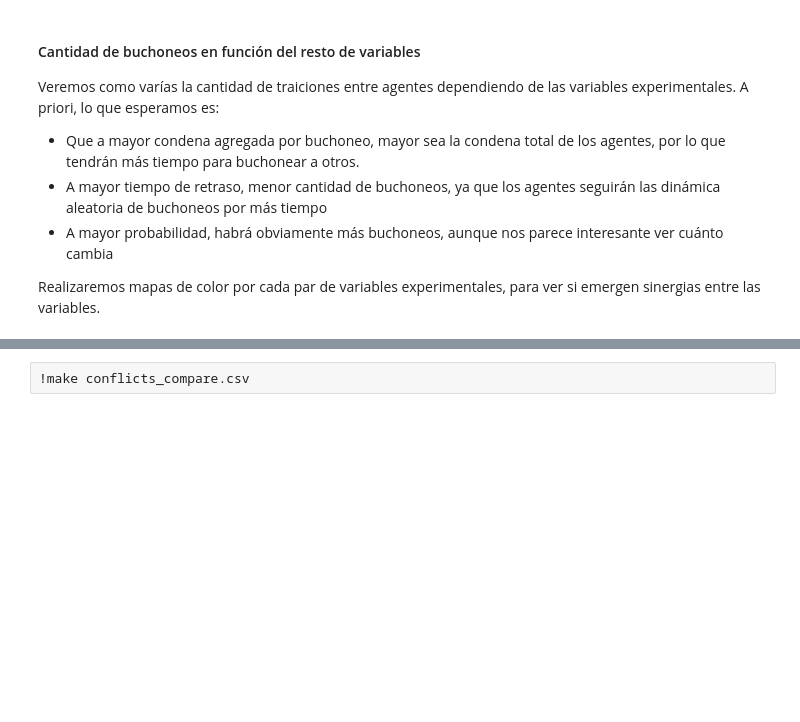
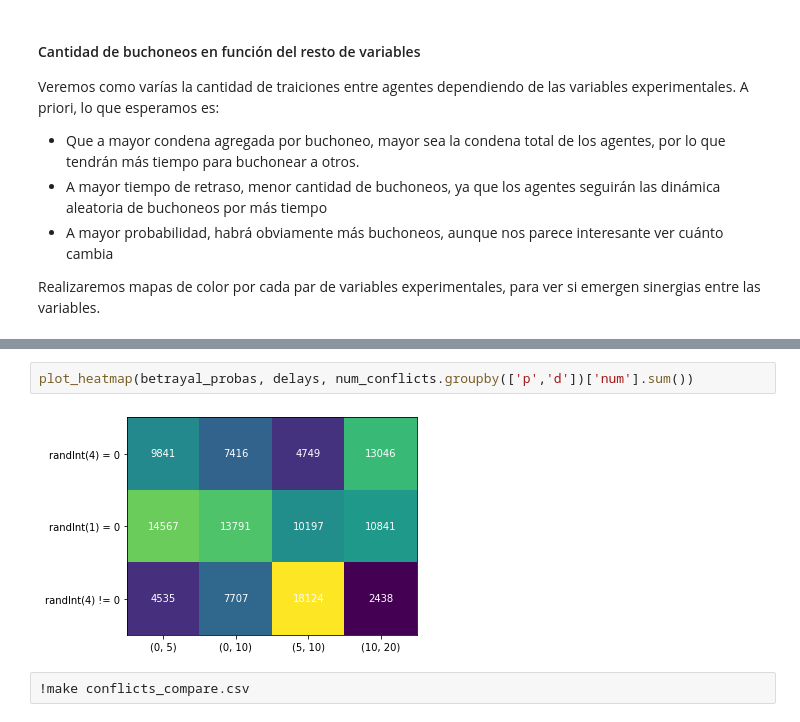
Before and after one commit to TobiasCarreira/sed-tp2, a Jupyter notebook: Simulación de Eventos Discretos - TP2.ipynb, the cells around one changed output, grey strips where cells are left out. Drawn from its saved outputs; the diff is of its cells as text; blank space fills up the shorter version.

```diff
--- a/Simulación de Eventos Discretos - TP2.ipynb
+++ b/Simulación de Eventos Discretos - TP2.ipynb
@@ -253,2 +236,6 @@ plt.show()
+# %%
+plot_heatmap(betrayal_probas, delays, num_conflicts.groupby(['p','d'])['num'].sum())
+# %% [output]
+[figure, added]
 # %%
 !make conflicts_compare.csv
```
Also changed, not shown: parts of 7 cells of this notebook.
